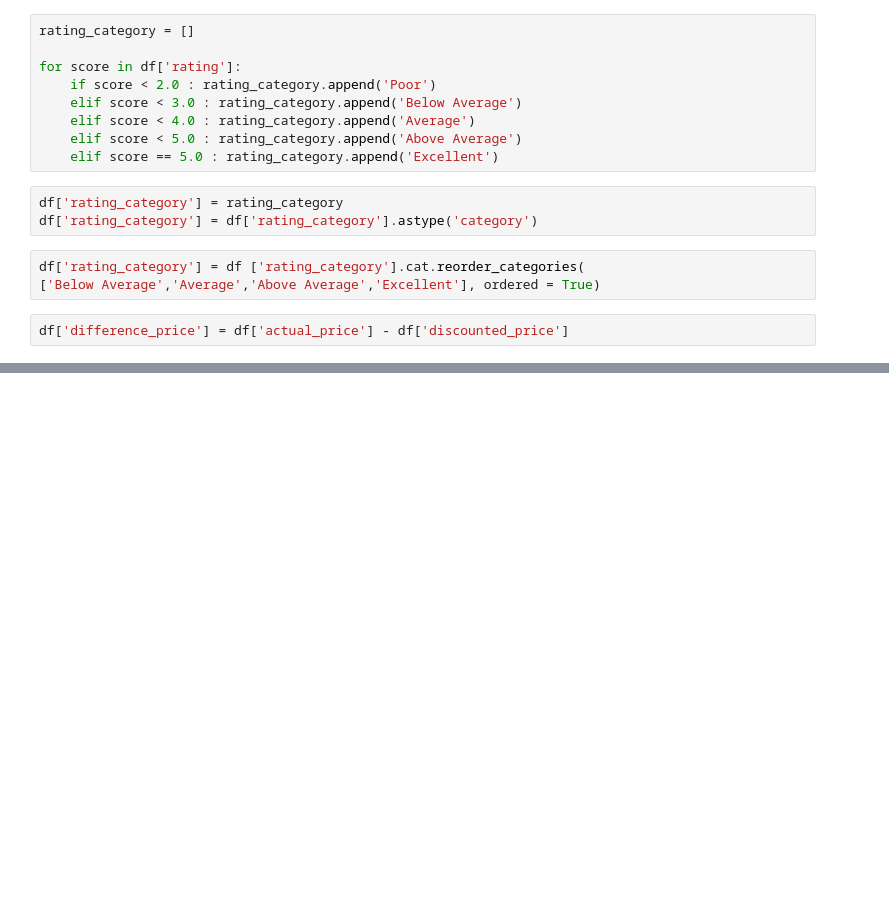
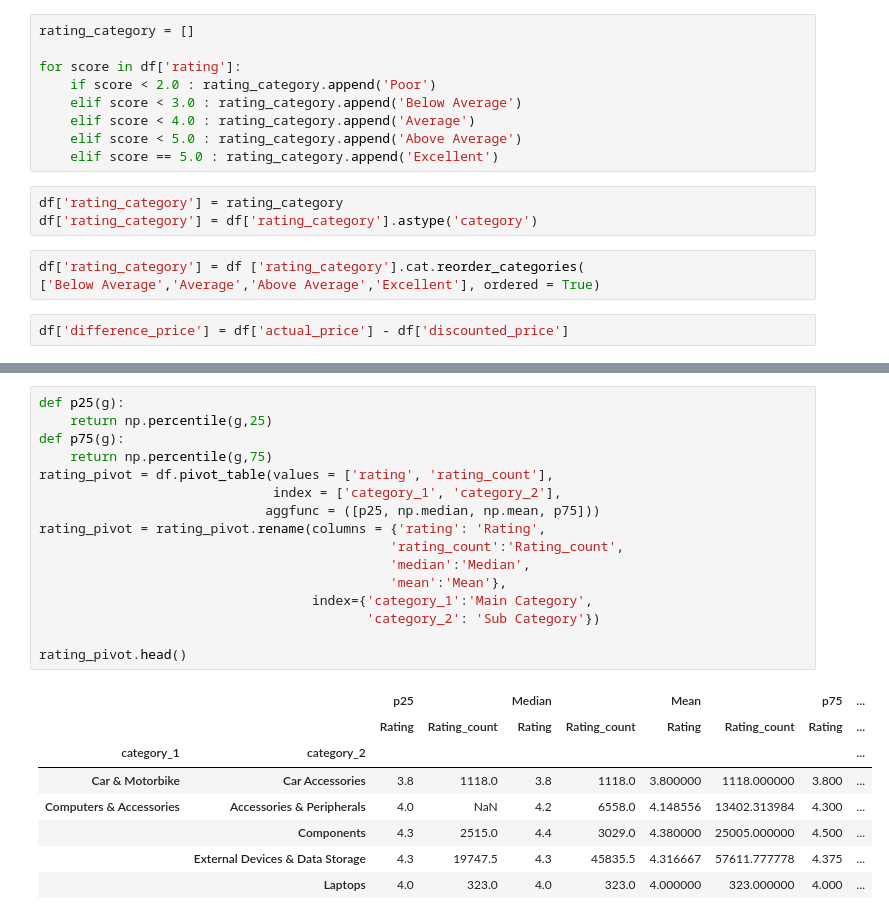
Before and after one commit to Bidkar2912/Amazon_Sales, a Jupyter notebook: Amazon_Sales_Analysis.ipynb, the cells around one changed output, grey strips where cells are left out. Saved outputs shown, nothing was run; the diff lists cells and outputs as text; blank space fills up the shorter version.

```diff
--- a/Amazon_Sales_Analysis.ipynb
+++ b/Amazon_Sales_Analysis.ipynb
@@ -484,0 +501,25 @@ plt.show()
+# %%
+def p25(g):
+    return np.percentile(g,25)
+def p75(g):
+    return np.percentile(g,75)
+rating_pivot = df.pivot_table(values = ['rating', 'rating_count'],
+                              index = ['category_1', 'category_2'],
+                             aggfunc = ([p25, np.median, np.mean, p75]))
+rating_pivot = rating_pivot.rename(columns = {'rating': 'Rating',
+                                             'rating_count':'Rating_count',
+                                             'median':'Median',
+                                             'mean':'Mean'},
+                                   index={'category_1':'Main Category',
+                                          'category_2': 'Sub Category'})
+
+rating_pivot.head()
+# %% [output]
+|  |  | p25 |  | Median |  | Mean |  | p75 | ... |
+|  |  | Rating | Rating_count | Rating | Rating_count | Rating | Rating_count | Rating | ... |
+| category_1 | category_2 |  |  |  |  |  |  |  | ... |
+| Car & Motorbike | Car Accessories | 3.8 | 1118.0 | 3.8 | 1118.0 | 3.800000 | 1118.000000 | 3.800 | ... |
+| Computers & Accessories | Accessories & Peripherals | 4.0 | NaN | 4.2 | 6558.0 | 4.148556 | 13402.313984 | 4.300 | ... |
+|  | Components | 4.3 | 2515.0 | 4.4 | 3029.0 | 4.380000 | 25005.000000 | 4.500 | ... |
+|  | External Devices & Data Storage | 4.3 | 19747.5 | 4.3 | 45835.5 | 4.316667 | 57611.777778 | 4.375 | ... |
+|  | Laptops | 4.0 | 323.0 | 4.0 | 323.0 | 4.000000 | 323.000000 | 4.000 | ... |
```
Also changed, not shown: parts of 47 cells of this notebook.
